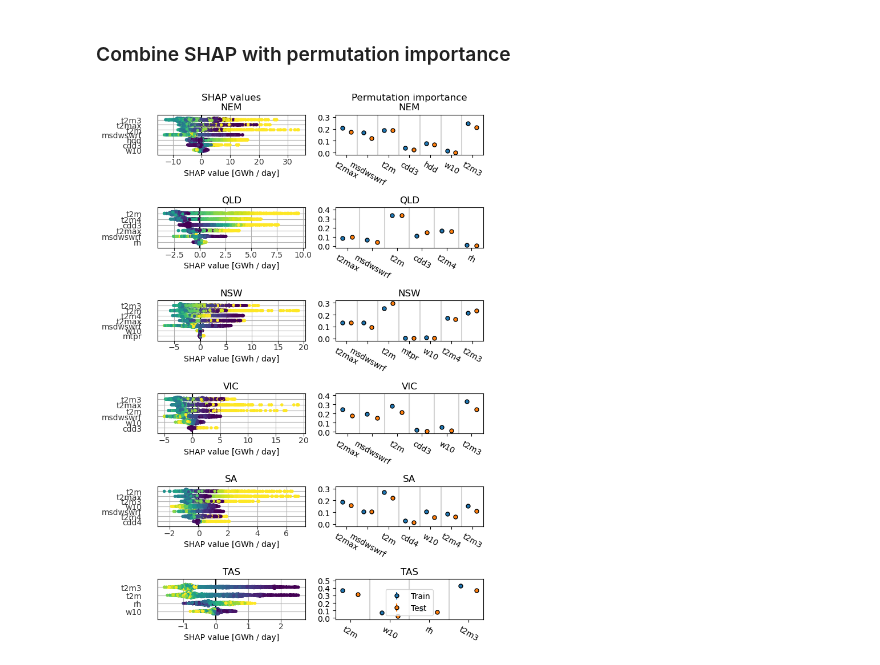
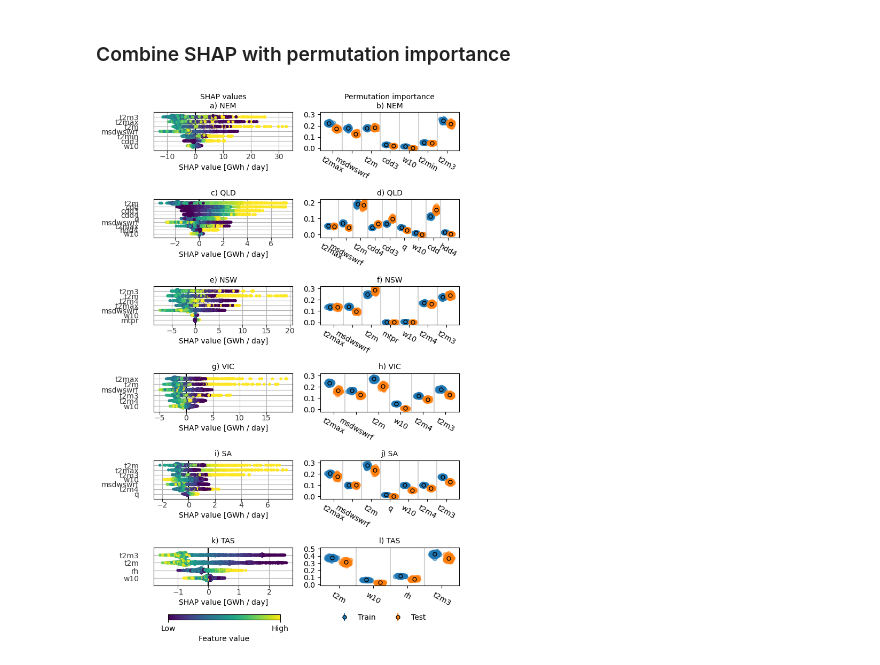
Before and after one commit to dougrichardson/demand_model, a Jupyter notebook: 13_evaluation.ipynb, the cells around one changed output. Cells and saved outputs as stored; diff of their text form; code cells hidden in the pictures.

```diff
--- a/13_evaluation.ipynb
+++ b/13_evaluation.ipynb
@@ -850,10 +812,11 @@ def plot_perm(ax, pTrain, pTest, features, x_nudge=0.2, colors=["tab:blue", "tab
 
     # ax.grid(axis="y")
 # %%
-fig, ax = plt.subplots(3, 2, figsize=(9,7))
+fig, ax = plt.subplots(3, 2, figsize=(7,5))
 
 for i, r in enumerate(regions):
     plot_perm(ax.flatten()[i], perm_train[r], perm_test[r], features_no_wknd_no_xmas_dict_pars[r])
-    ax.flatten()[i].text(0.9, 0.9, r, transform=ax.flatten()[i].transAxes)
+    # ax.flatten()[i].text(0.9, 0.9, r, transform=ax.flatten()[i].transAxes)
+    ax.flatten()[i].set_title(letters[i] + ") " + r, fontsize=10)
 plt.tight_layout()
 # %% [output]
@@ -951,9 +914,19 @@ for i, r in enumerate(regions):
     a = plot_shap(
         shap_train[r] / 1000,
         trainX_dict[r],
-        fn.parse_features(fn.sel_model(features_no_wknd_no_xmas_dict_pars[r])["feature_names"])[::-1]
+        fn.parse_features(fn.sel_model(features_no_wknd_no_xmas_dict_pars[r])["feature_names"])[::-1],
+        colorbar=False
     )
     a.text(0.8, 0.05, r, transform=a.transAxes)
 
-# fig.colorbar(a, orientation='vertical')
+# Figure legend
+cmap = plt.get_cmap('viridis')
+cNorm  = matplotlib.colors.Normalize(vmin=0, vmax=100)
+scalarMap = matplotlib.cm.ScalarMappable(norm=cNorm, cmap=cmap)
+scalarMap.set_array([])
+
+cax = fig.add_axes([0.26, 0.0, 0.5, 0.02])
+cbar = fig.colorbar(scalarMap, cax=cax, ticks=[0, 100], orientation="horizontal")
+cbar.ax.set_xticklabels(["Low", "High"])
+cbar.ax.set_xlabel("Feature value")
 # %% [output]
@@ -966,38 +940,49 @@ fig = plt.figure(figsize=(7,10))
 for i, r in enumerate(regions):
 
     # SHAP
     fig.add_subplot(6, 2, i*2+1)
 
     ax = plot_shap(
         shap_train[r] / 1000,
         trainX_dict[r],
         fn.parse_features(fn.sel_model(features_no_wknd_no_xmas_dict_pars[r])["feature_names"])[::-1],
         colorbar=False
     )
     # ax.text(0.8, 0.05, r, transform=a.transAxes)
 
     # PIM
     ax2 = fig.add_subplot(6, 2, i*2+2)
 
-    pim = plot_perm(ax2, perm_train[r], perm_test[r], features_no_wknd_no_xmas_dict_pars[r], plot_cloud=False)
+    pim = plot_perm(ax2, perm_train[r], perm_test[r], features_no_wknd_no_xmas_dict_pars[r], plot_cloud=True)
 
     # Round up max value to nearest 0.1
     dmax = np.max([np.max(perm_train[r]["importances_mean"]), np.max(perm_test[r]["importances_mean"])])
     dmax = fn.roundup(dmax, 0.1)
 
     ax2.set_ylim(-0.02, dmax+0.02)
     ax2.set_yticks(np.arange(0, dmax+0.01, 0.1))
 
     if i == 5:
-        ax2.legend()
+        ax2.legend(loc=(0.1, -1), ncols=2, frameon=False)
 
     if i == 0:
-        ax.set_title("SHAP values\n" + r)
-        ax2.set_title("Permutation importance\n" + r)
+        ax.set_title("SHAP values\n" + letters[i*2] + ") " + r, fontsize=10)
+        ax2.set_title("Permutation importance\n" + letters[i*2 + 1] + ") " + r, fontsize=10)
     else:
-        ax.set_title(r)
-        ax2.set_title(r)
+        ax.set_title(letters[i*2] + ") " + r, fontsize=10)
+        ax2.set_title(letters[i*2 + 1] + ") " + r, fontsize=10)
 
-# fig.colorbar(a, orientation='vertical')
+# Figure legend
+cmap = plt.get_cmap('viridis')
+cNorm  = matplotlib.colors.Normalize(vmin=0, vmax=100)
+scalarMap = matplotlib.cm.ScalarMappable(norm=cNorm, cmap=cmap)
+scalarMap.set_array([])
+
+cax = fig.add_axes([0.2, 0.0, 0.3, 0.01])
+cbar = fig.colorbar(scalarMap, cax=cax, ticks=[0, 100], orientation="horizontal")
+cbar.ax.set_xticklabels(["Low", "High"])
+cbar.ax.set_xlabel("Feature value")
+
+plt.savefig("figures/shap_perm_imp_training2010-2016_test2017-2019.pdf", format="pdf", bbox_inches="tight")
 # %% [output]
-[figure, old version]
+[figure, new version]
```
Also changed, not shown: parts of 16 cells of this notebook, 3 other files.
